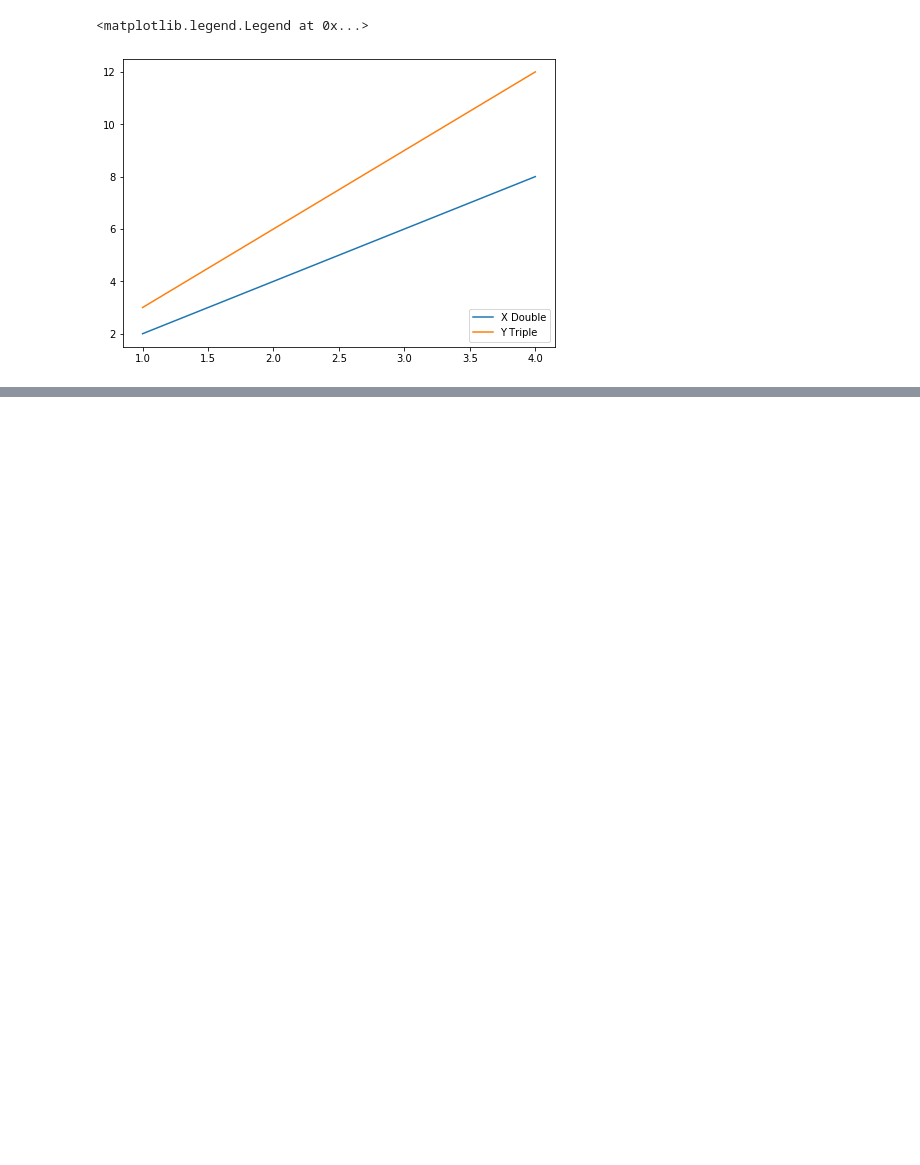
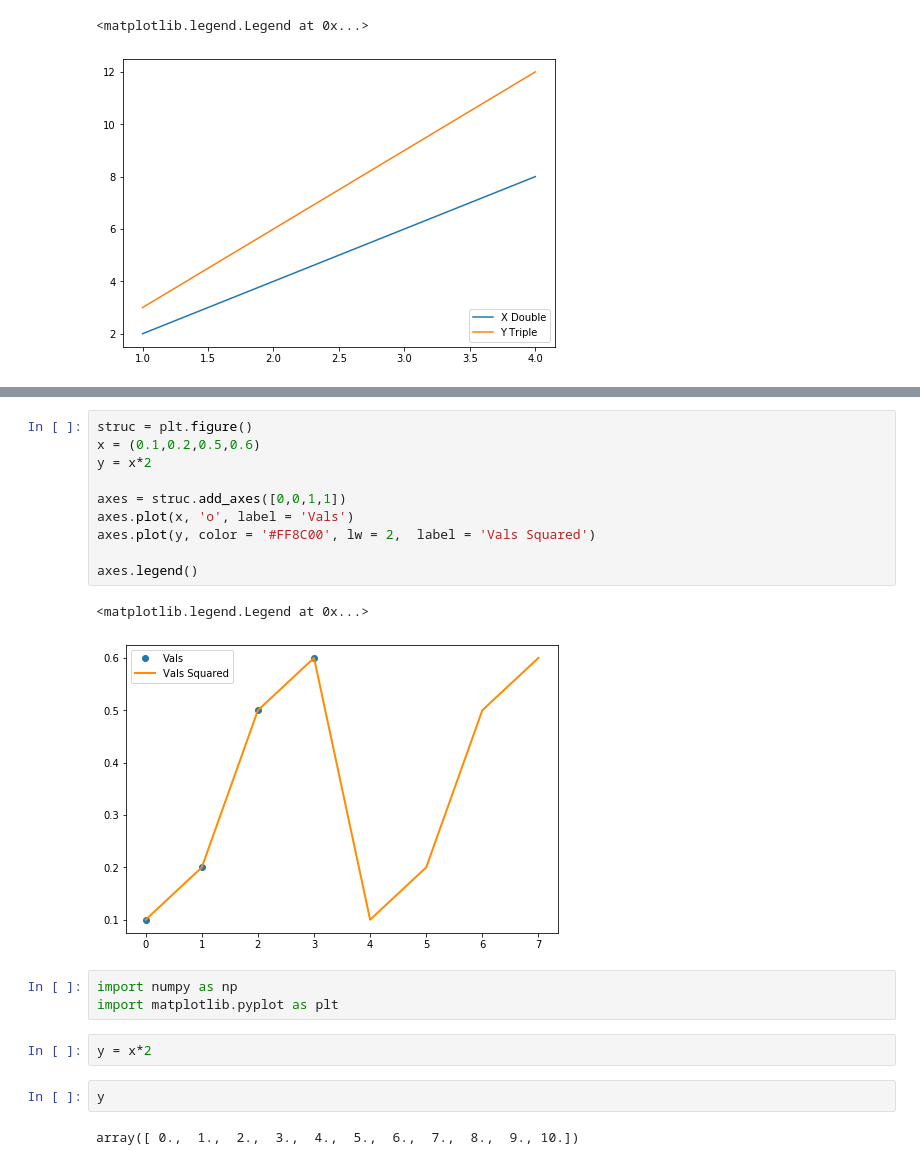
Before and after one commit to Sojiknight/PyDatSciStuds, a Jupyter notebook: Data visualization section.ipynb, the cells around one changed output, grey strips where cells are left out. Saved outputs shown, nothing was run; the diff lists cells and outputs as text; blank space fills up the shorter version.

```diff
--- a/Data visualization section.ipynb
+++ b/Data visualization section.ipynb
@@ -267,0 +292,22 @@ axe.legend(loc = 4)
+# %%
+struc = plt.figure()
+x = (0.1,0.2,0.5,0.6)
+y = x*2
+
+axes = struc.add_axes([0,0,1,1])
+axes.plot(x, 'o', label = 'Vals')
+axes.plot(y, color = '#FF8C00', lw = 2,  label = 'Vals Squared')
+
+axes.legend()
+# %% [output]
+<matplotlib.legend.Legend at 0x...>
+[figure, added]
+# %%
+import numpy as np
+import matplotlib.pyplot as plt
+# %%
+y = x*2
+# %%
+y
+# %% [output]
+array([ 0.,  1.,  2.,  3.,  4.,  5.,  6.,  7.,  8.,  9., 10.])
```
Also changed, not shown: parts of 12 cells of this notebook.
